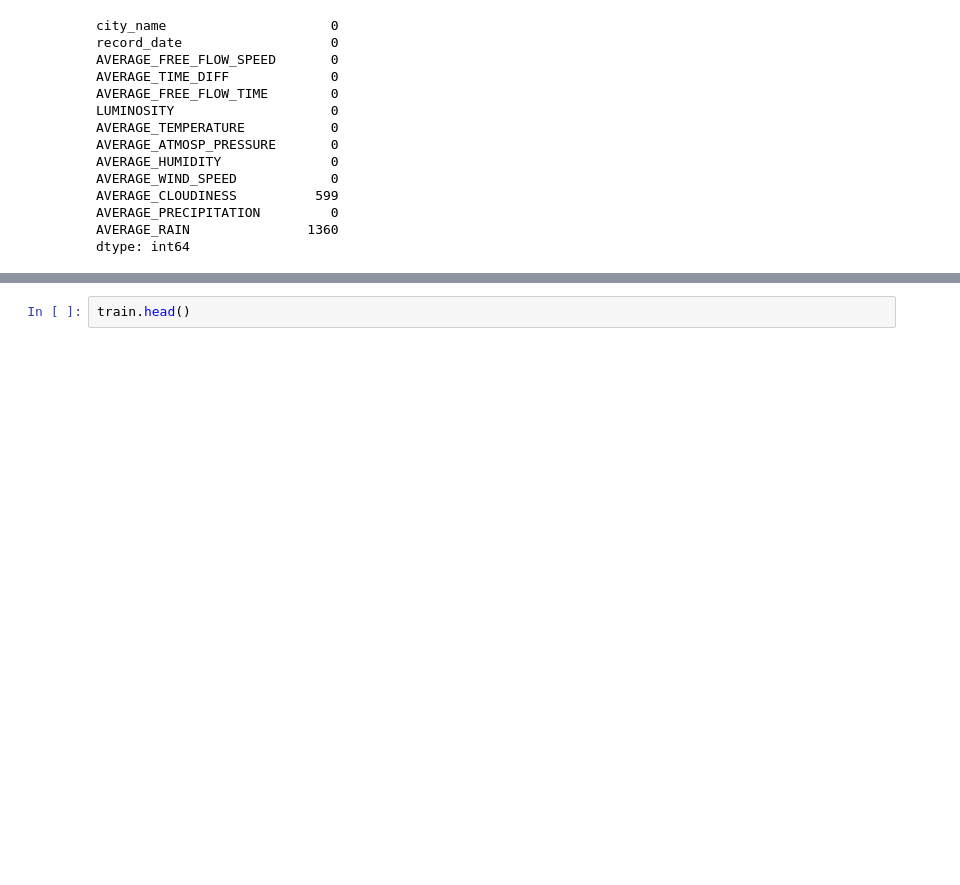
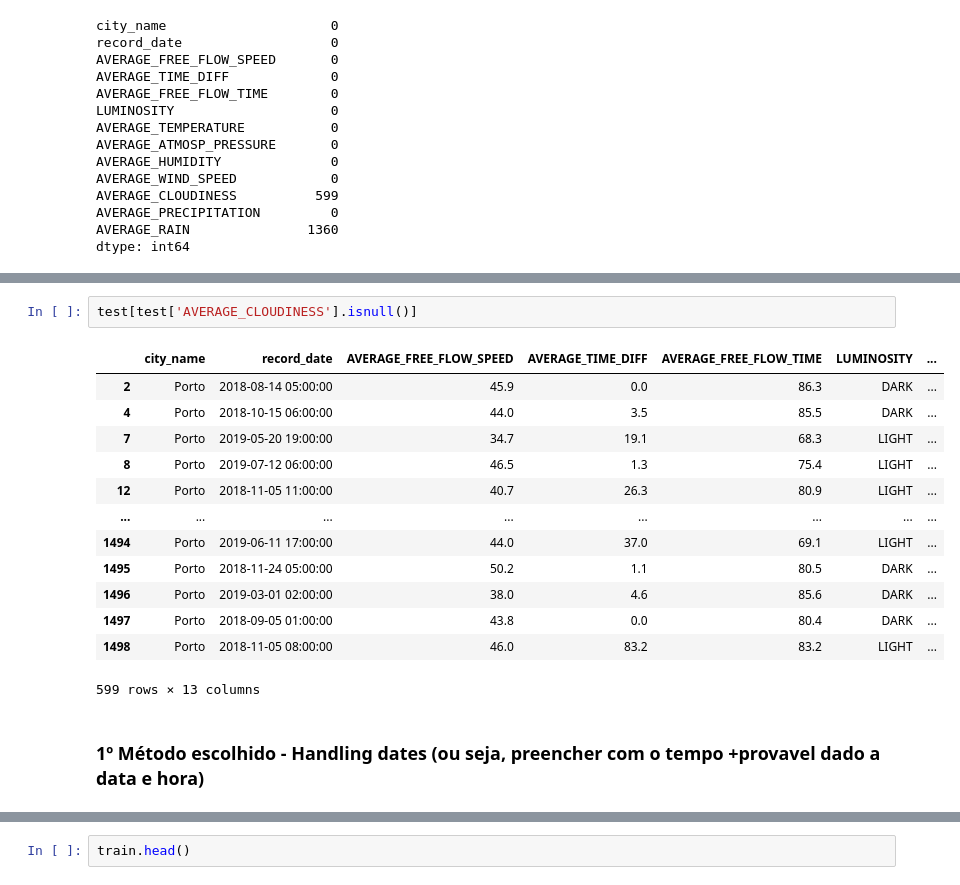
Before and after one commit to GuilhermeLobo225/DAA, a Jupyter notebook: Project.ipynb, the cells around one changed output, grey strips where cells are left out. Cells and saved outputs as stored; diff of their text form; blank space fills up the shorter version.

```diff
--- a/Project.ipynb
+++ b/Project.ipynb
@@ -72,0 +107,18 @@ dtype: int64
+# %%
+test[test['AVERAGE_CLOUDINESS'].isnull()]
+# %% [output]
+|  | city_name | record_date | AVERAGE_FREE_FLOW_SPEED | AVERAGE_TIME_DIFF | AVERAGE_FREE_FLOW_TIME | LUMINOSITY | ... |
+| 2 | Porto | 2018-08-14 05:00:00 | 45.9 | 0.0 | 86.3 | DARK | ... |
+| 4 | Porto | 2018-10-15 06:00:00 | 44.0 | 3.5 | 85.5 | DARK | ... |
+| 7 | Porto | 2019-05-20 19:00:00 | 34.7 | 19.1 | 68.3 | LIGHT | ... |
+| 8 | Porto | 2019-07-12 06:00:00 | 46.5 | 1.3 | 75.4 | LIGHT | ... |
+| 12 | Porto | 2018-11-05 11:00:00 | 40.7 | 26.3 | 80.9 | LIGHT | ... |
+| ... | ... | ... | ... | ... | ... | ... | ... |
+| 1494 | Porto | 2019-06-11 17:00:00 | 44.0 | 37.0 | 69.1 | LIGHT | ... |
+| 1495 | Porto | 2018-11-24 05:00:00 | 50.2 | 1.1 | 80.5 | DARK | ... |
+| 1496 | Porto | 2019-03-01 02:00:00 | 38.0 | 4.6 | 85.6 | DARK | ... |
+| 1497 | Porto | 2018-09-05 01:00:00 | 43.8 | 0.0 | 80.4 | DARK | ... |
+| 1498 | Porto | 2018-11-05 08:00:00 | 46.0 | 83.2 | 83.2 | LIGHT | ... |
+599 rows × 13 columns
+# %% [markdown]
+### 1º Método escolhido - Handling dates (ou seja, preencher com o tempo +provavel dado a data e hora)
```
Also changed, not shown: parts of 45 cells of this notebook.
